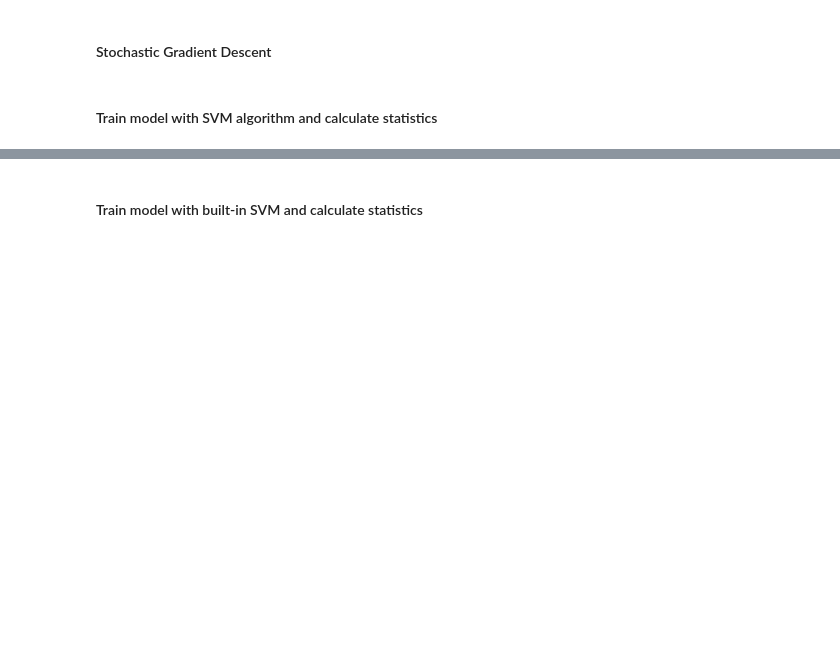
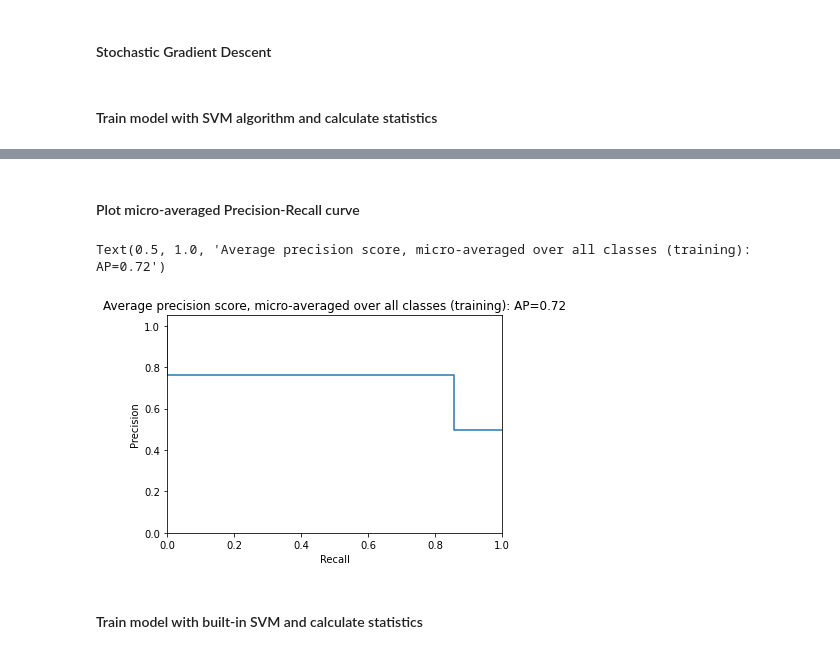
Before and after one commit to sallahbaksh/Stroke-EDA-Predictor, a Jupyter notebook: SVM.ipynb, the cells around one changed output, grey strips where cells are left out. Drawn from its saved outputs; the diff is of its cells as text; code cells hidden in the pictures; blank space fills up the shorter version.

```diff
--- a/SVM.ipynb
+++ b/SVM.ipynb
@@ -284,0 +289,10 @@ F-measure:  80.16651798988998 %
+# %%
+# https://scikit-learn.org/stable/auto_examples/model_selection/plot_precision_recall.html
+
+# binarize the classes
+from sklearn.preprocessing import label_binarize
+
+labels = [0, 1]
+y_test_predicted_binarized = label_binarize(y_test_predicted, classes=labels)
+y_test_binarized = label_binarize(y_test, classes=labels)
+n_classes = y_test_predicted_binarized.shape[1]
@@ -285,3 +320,19 @@ F-measure:  80.16651798988998 %
+# %% [markdown]
+#### Plot micro-averaged Precision-Recall curve
+# %%
+plt.figure()
+plt.step(recall['micro'], precision['micro'], where='post')
+
+plt.xlabel('Recall')
+plt.ylabel('Precision')
+plt.ylim([0.0, 1.05])
+plt.xlim([0.0, 1.0])
+plt.title(
+    'Average precision score, micro-averaged over all classes (training): AP={0:0.2f}'
+    .format(average_precision["micro"]))
+# %% [output]
+Text(0.5, 1.0, 'Average precision score, micro-averaged over all classes (training): AP=0.72')
+[figure, added]
 # %% [markdown]
 #### Train model with built-in SVM and calculate statistics
 # %%
```
Also changed, not shown: parts of 12 cells of this notebook.
